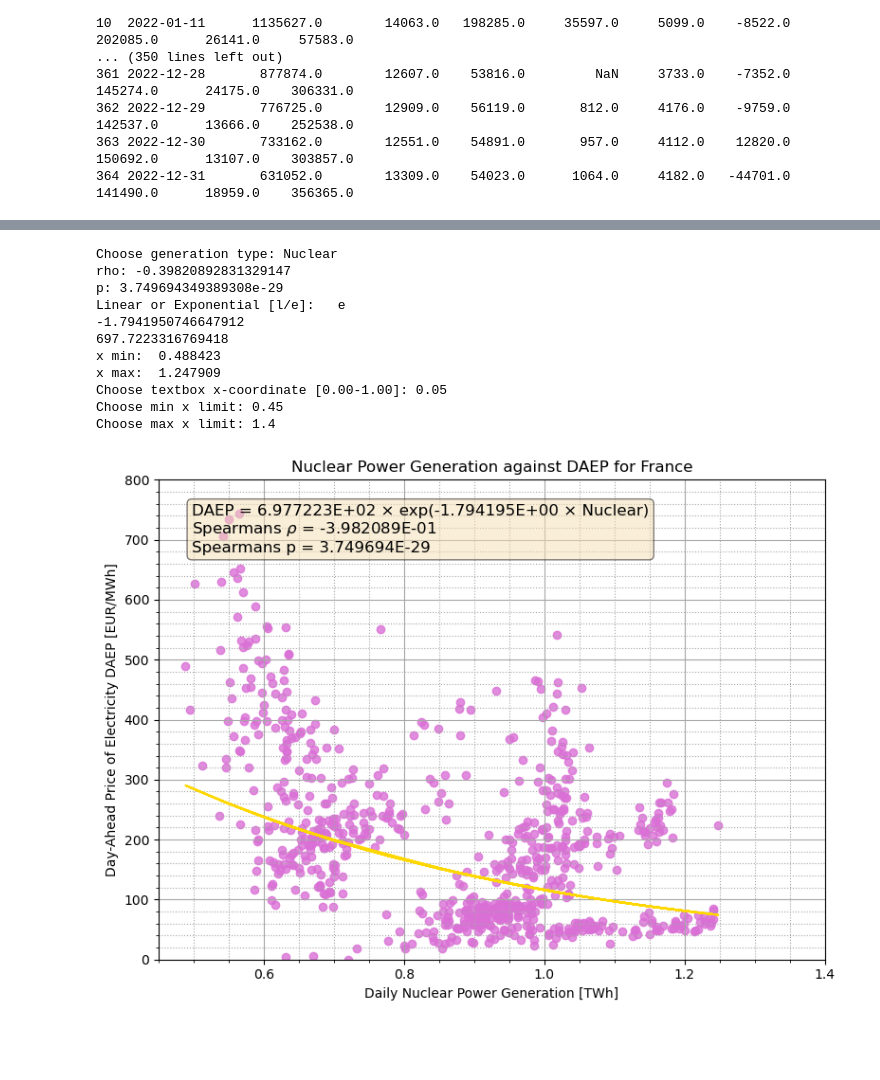
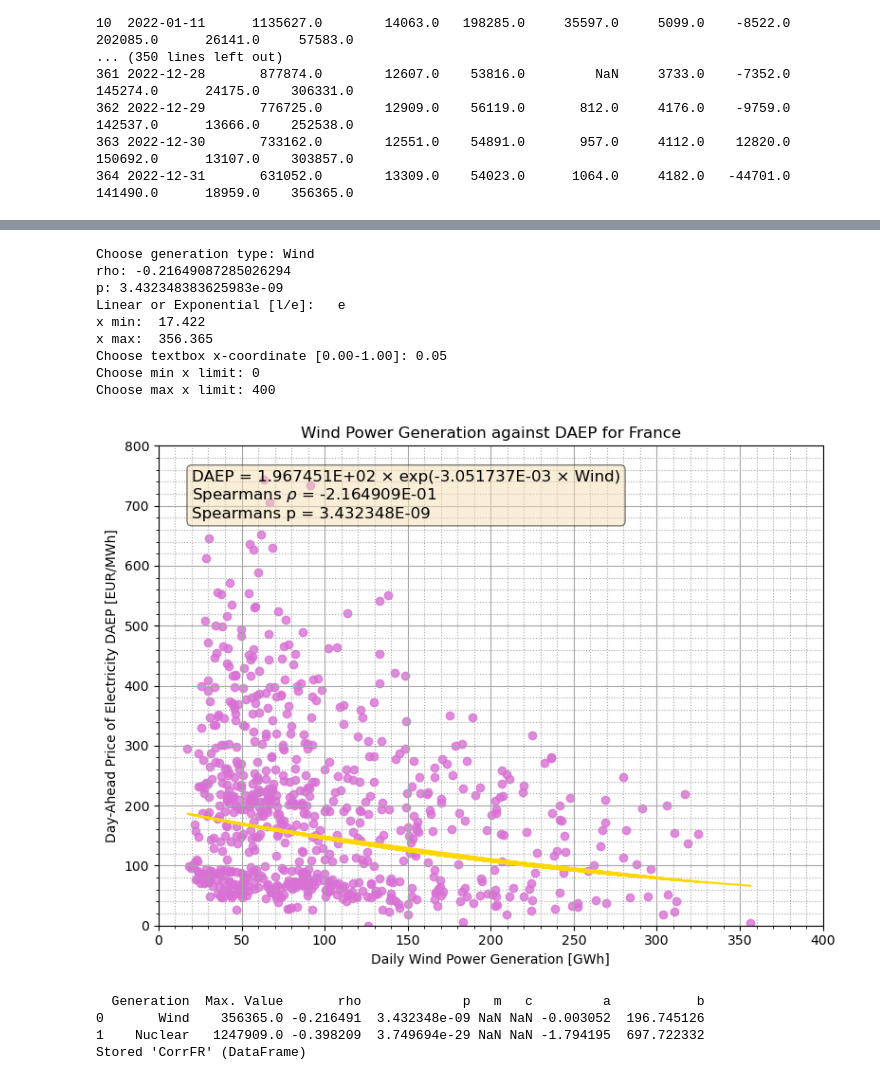
Before and after one commit to jsap2000/UK-Electricity-Pricing-Solutions, a Jupyter notebook: Generation_FR_20210101-20221231.ipynb, the cells around one changed output, grey strips where cells are left out. Saved outputs shown, nothing was run; the diff lists cells and outputs as text; code cells hidden in the pictures; blank space fills up the shorter version.

```diff
--- a/Generation_FR_20210101-20221231.ipynb
+++ b/Generation_FR_20210101-20221231.ipynb
@@ -410,3 +410,5 @@ Choose y limit: 1400000
+# %%
+CorrFR = pd.DataFrame(columns = ["Generation", "Max. Value", "rho", "p", "m", "c", "a", "b"])
 # %%
 # We have to import this again to avoid errors inherent errors in indexing
 
@@ -449,7 +451,6 @@ fig, ax = plt.subplots()
 fig.set_figheight(6)
 fig.set_figwidth(8)
 
-
 a = input("Choose generation type: ", )
 
 x_data = np.array(FRGen[f"{a} [MWh]"])
@@ -477,7 +478,7 @@ for c in b:
             scatter = True, ci = 100, fit_reg = True,
             scatter_kws = {"color": "orchid"}, line_kws = {"color": "gold"}, order=1)
 
-        slope, intercept, r, FRGen, sterr = scipy.stats.linregress(x=FRGen[f"{a} [MWh]"].astype(float),
+        slope, intercept, r, FRGen, sterr = scipy.stats.linregress(x=x_data.astype(float),
                                                        y=FRGen["FR DAEP [EUR/MWh]"].astype(float))
 
         textstr = '\n'.join((
@@ -487,6 +488,12 @@ for c in b:
 
         MFR = slope
         CFR = intercept
+        AFR = np.NaN
+        BFR = np.NaN
+
+        CorrFR.loc[-1] = [f"{a}", d, rhoFR, pFR, MFR, CFR, AFR, BFR]  # adding a row
+        CorrFR.index = CorrFR.index + 1  # shifting index
+        CorrFR = CorrFR.sort_index()
 
     elif c == "e":
         sns.regplot(x=x_data,
@@ -508,13 +515,16 @@ for c in b:
         textstr = '\n'.join((
             'DAEP = ' + str('%.6E' % Decimal(B)) + ' × exp(' + str('%.6E' % Decimal(A)) + f' × {a})',
             'Spearmans ' + r'$\rho$'' = ' + str('%.6E' % Decimal(rhoFR)),
-            'Spearmans p = ' + str('%.6E' % Decimal(p))))
+            'Spearmans p = ' + str('%.6E' % Decimal(pFR))))
 
+        MFR = np.NaN
+        CFR = np.NaN
         AFR = A
         BFR = B
 
-print(A)
-print(B)
+        CorrFR.loc[-1] = [f"{a}", d, rhoFR, pFR, MFR, CFR, AFR, BFR]  # adding a row
+        CorrFR.index = CorrFR.index + 1  # shifting index
+        CorrFR = CorrFR.sort_index()
 
 print("x min: ", min(x_data))
 print("x max: ", max(x_data))
@@ -527,41 +537,46 @@ ax.text(float(xb), 0.95, textstr, transform=ax.transAxes, fontsize=12,
         verticalalignment='top', bbox=props)
 
 plt.grid(visible=True, which='major', color='0.65', linestyle='-')
 plt.grid(visible=True, which='minor', color='0.65', linestyle=':')
 
 plt.title(f'{a} Power Generation against DAEP for France')
 
 if 1000 > d:
     plt.xlabel(f'Daily {a} Power Generation [MWh]')
 elif 1000000 > d > 1000:
     plt.xlabel(f'Daily {a} Power Generation [GWh]')
 elif d > 1000000:
     plt.xlabel(f'Daily {a} Power Generation [TWh]')
 
 plt.ylabel('Day-Ahead Price of Electricity DAEP [EUR/MWh]')
 
 ax.yaxis.get_ticklocs(minor=True)
 ax.minorticks_on()
 
 m = input("Choose min x limit: ", )
 n = input("Choose max x limit: ", )
 
 plt.xlim(float(m), float(n))
 plt.ylim(0, 800)
 plt.tight_layout()
 
 plt.show()
+
+print(CorrFR)
+%store CorrFR
 # %% [output]
-Choose generation type: Nuclear
-rho: -0.39820892831329147
-p: 3.749694349389308e-29
+Choose generation type: Wind
+rho: -0.21649087285026294
+p: 3.432348383625983e-09
 Linear or Exponential [l/e]:   e
--1.7941950746647912
-697.7223316769418
-x min:  0.488423
-x max:  1.247909
+x min:  17.422
+x max:  356.365
 Choose textbox x-coordinate [0.00-1.00]: 0.05
-Choose min x limit: 0.45
-Choose max x limit: 1.4
+Choose min x limit: 0
+Choose max x limit: 400
-[figure, old version]
+[figure, new version]
+  Generation  Max. Value       rho             p   m   c         a           b
+0       Wind    356365.0 -0.216491  3.432348e-09 NaN NaN -0.003052  196.745126
+1    Nuclear   1247909.0 -0.398209  3.749694e-29 NaN NaN -1.794195  697.722332
+Stored 'CorrFR' (DataFrame)
 # %%
```
Also changed, not shown: parts of 3 cells of this notebook, 2 other files.
